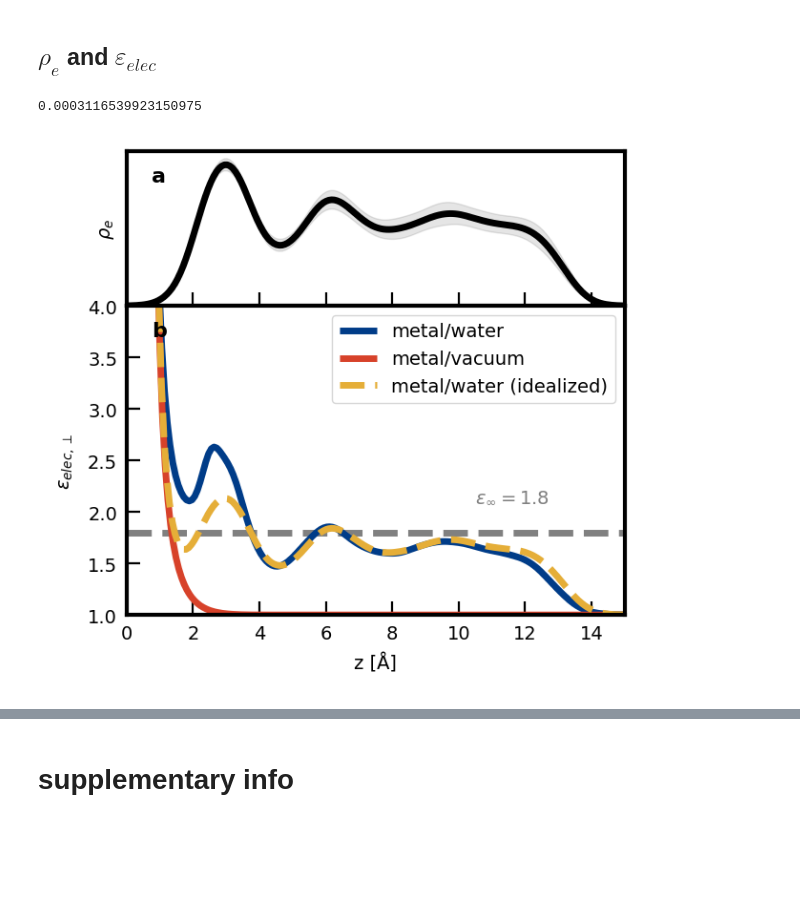
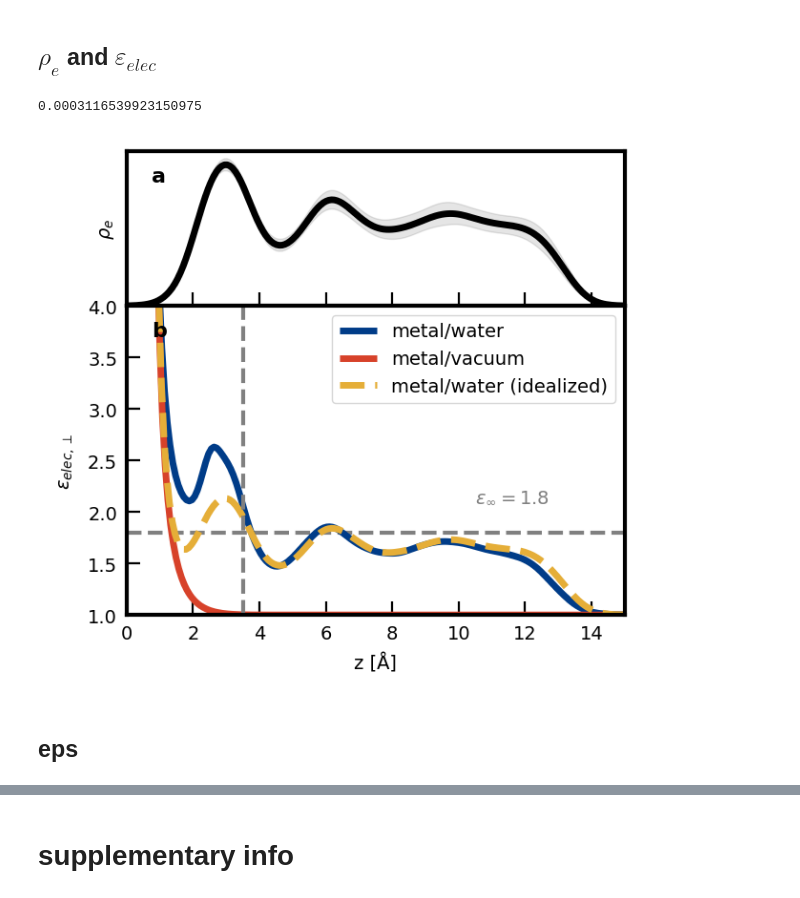
Before and after one commit to ChiahsinChu/2024-JCP-Pt111_dielectric_profile, a Jupyter notebook: pub_figs/make_figs.ipynb, the cells around one changed output, grey strips where cells are left out. Cells and saved outputs as stored; diff of their text form; code cells hidden in the pictures; blank space fills up the shorter version.

```diff
--- a/pub_figs/make_figs.ipynb
+++ b/pub_figs/make_figs.ipynb
@@ -82,6 +82,39 @@ mask = (grid >= 0.0) & (grid <= 20.0)
 out_data["water_polarizability"] = np.array(
     [grid[mask], norm_chi[mask], norm_chi_std[mask], wat_eden[mask], wat_eden_std[mask]]
 )
+# %%
+def fold_data(x, y):
+    z1 = 5.837249160546613
+    z2 = 35.670679675482106
+    d_bins = 0.1
+
+    n_bins = int((z2 - z1) / d_bins / 2)
+    bins = np.arange(0.0, (z2 - z1) / 2, d_bins)
+
+    xp = x - z1
+    fp = y
+    y1 = np.interp(bins, xp, fp)
+    xp = z2 - x
+    fp = np.flip(y)
+    y2 = np.interp(bins, xp, fp)
+    return bins, (y1 + y2) / 2
+# %%
+out_data["orient_inveps"] = {}
+
+fname = "../06.orient_eps/00.spce_pc/inveps.pkl"
+data = load_dict(fname)
+x, y = fold_data(data["bins"], data["inveps"])
+out_data["orient_inveps"]["spce_pc"] = [x, y]
+
+fname = "../06.orient_eps/01.spce_gaussian/inveps.pkl"
+data = load_dict(fname)
+x, y = fold_data(data["bins"], data["inveps"])
+out_data["orient_inveps"]["spce_gaussian"] = [x, y]
+
+fname = "../06.orient_eps/02.cp2k_gaussian/inveps.pkl"
+data = load_dict(fname)
+x, y = fold_data(data["bins"], data["inveps"])
+out_data["orient_inveps"]["cp2k_gaussian"] = [x, y]
 # %% [markdown]
 ## $\Delta\rho$ and $\varepsilon^{-1}_{elec}$
 # %%
@@ -165,7 +196,7 @@ ax.set_ylabel(r"$\rho_e$", color=color)
 ax.set_yticks([])
 
 ax = axs[1]
-ax.axhline(y=1.8, color="gray", ls="--")
+ax.axhline(y=1.8, color="gray", ls="--", lw=1.5)
 
 color = "blue"
 data = out_data["elec_inveps"]
@@ -185,32 +216,37 @@ data = out_data["elec_inveps_metal"]
 mask = data[0] > 0.6
 x = data[0][mask]
 y = handle_zero_division(1.0, data[1], 1e-2)[mask]
 ax.plot(x, y, color=color, label="metal/vacuum")
 
 color = "C2"
 eps_interp = np.interp(grid, x, y)
 ax.plot(
     grid,
     rho_e * sfactor + eps_interp,
     "--",
     color=color,
     label="metal/water (idealized)",
 )
 
+ax.axvline(x=3.5, color="gray", ls="--", lw=1.5)
+# ax.text(4, 2.1, r"z = 3.5Å")
+ax.text(10.5, 2.1, r"$\varepsilon_{\infty}=1.8$", color="gray")
+
 ax.set_xlim(0.0, 15.0)
 ax.set_ylim(1.0, 4.0)
-ax.text(10.5, 2.1, r"$\varepsilon_{\infty}=1.8$", color="gray")
 plot.ax_setlabel(ax, r"z [Å]", r"$\epsilon_{elec,\perp}$")
 
 ax.legend()
 fig.subplots_adjust(hspace=0.0)
 
 fig.savefig("figs/Figure3.elec_eps_and_rho_e.png", transparent=True)
 
 plt.text(0.05, 0.8, "a", transform=axs[0].transAxes, fontsize=8, fontweight="bold")
 plt.text(0.05, 0.9, "b", transform=axs[1].transAxes, fontsize=8, fontweight="bold")
 
 plt.show()
 # %% [output]
 0.0003116539923150975
-[figure, old version]
+[figure, new version]
+# %% [markdown]
+## eps
```
Also changed, not shown: parts of 12 cells of this notebook, 37 other files.
